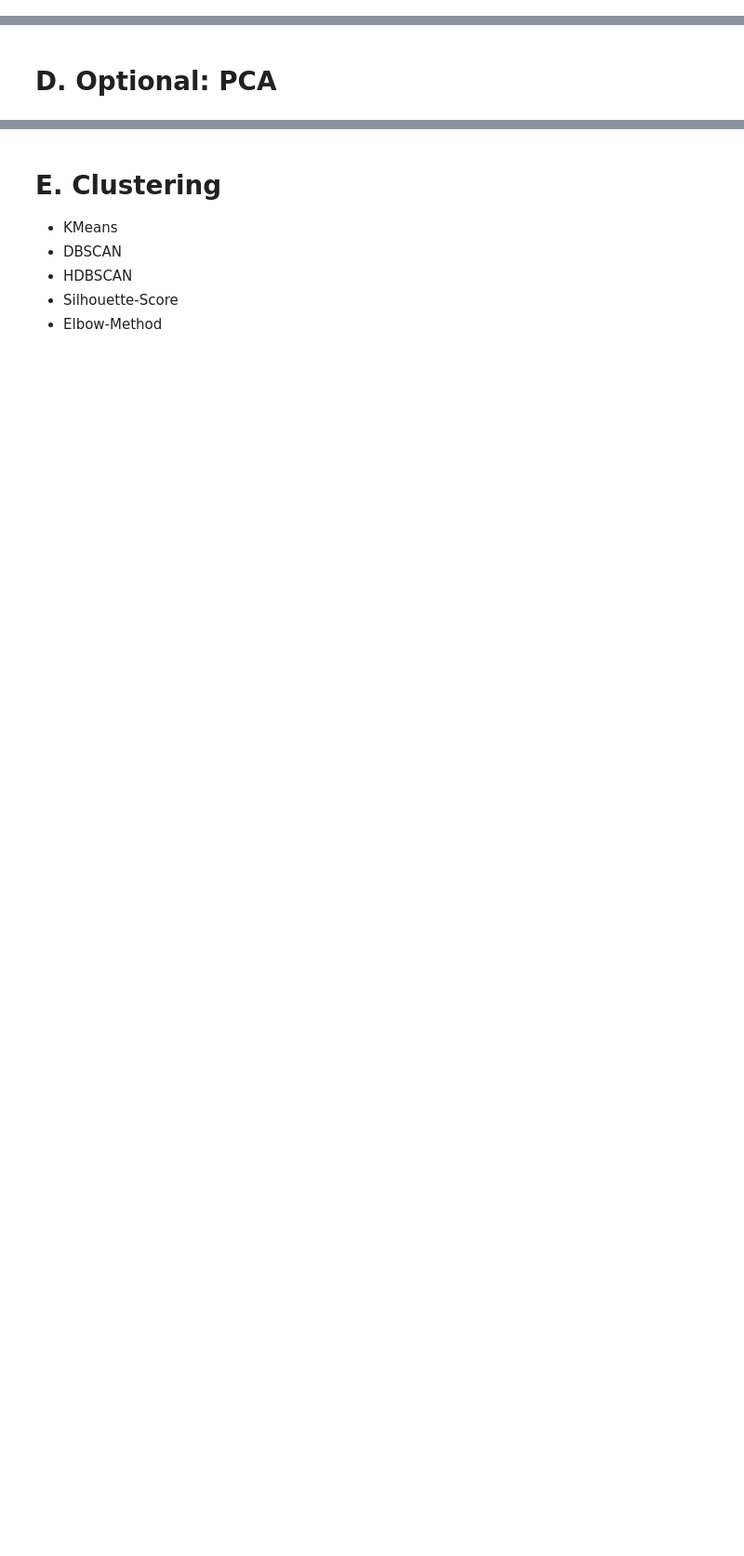
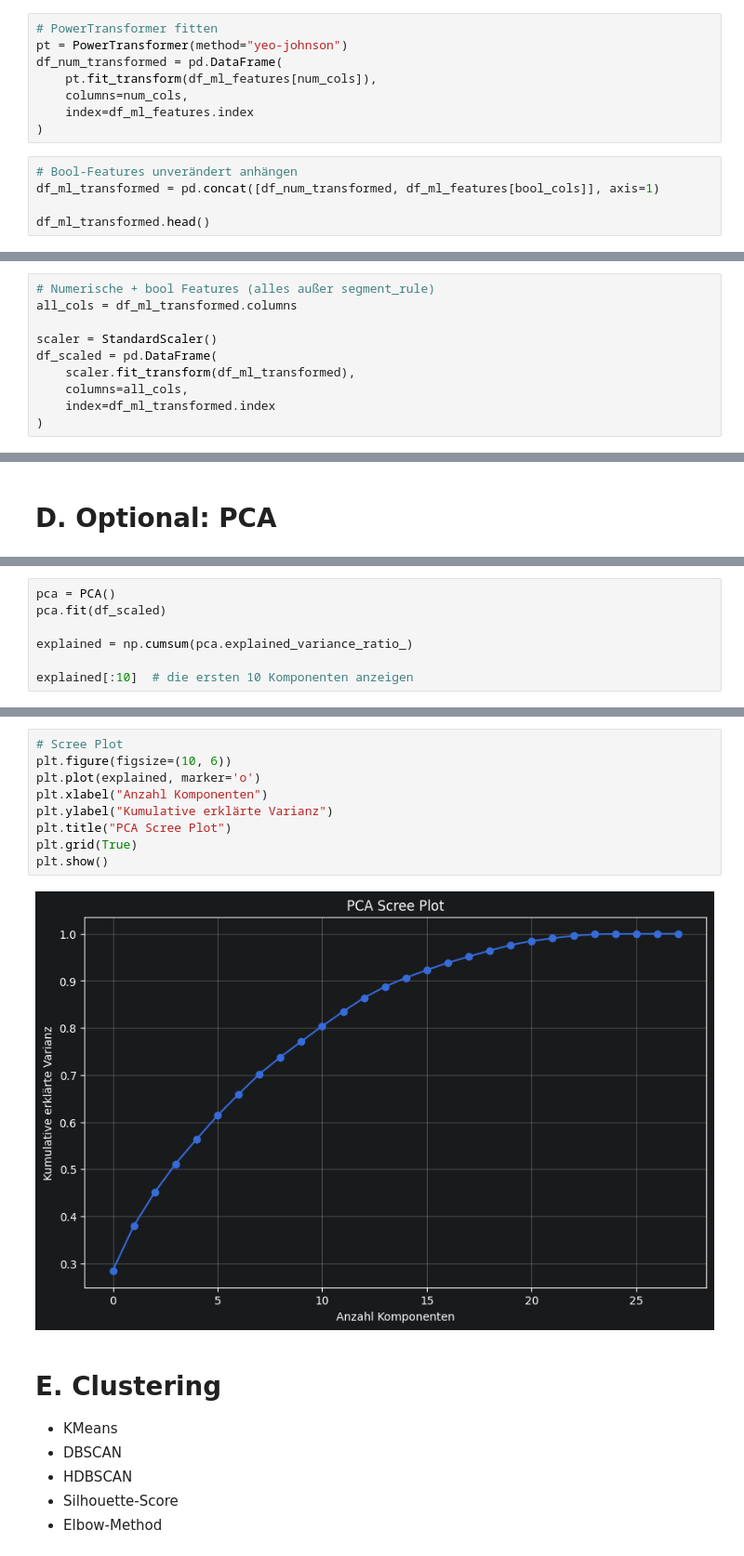
Before and after one commit to AwaTekoete/_MyMSIT_MasteryProject_Term7, a Jupyter notebook: 03_notebooks/STEP 4 - Kundensegmentierung MachineLearning.ipynb, the cells around one changed output, grey strips where cells are left out. Shown at 93% size. Cells and saved outputs as stored; diff of their text form; blank space fills up the shorter version.

```diff
--- a/03_notebooks/STEP 4 - Kundensegmentierung MachineLearning.ipynb
+++ b/03_notebooks/STEP 4 - Kundensegmentierung MachineLearning.ipynb
@@ -70,0 +474,13 @@ memory usage: 880.3 KB
+# %%
+# PowerTransformer fitten
+pt = PowerTransformer(method="yeo-johnson")
+df_num_transformed = pd.DataFrame(
+    pt.fit_transform(df_ml_features[num_cols]),
+    columns=num_cols,
+    index=df_ml_features.index
+)
+# %%
+# Bool-Features unverändert anhängen
+df_ml_transformed = pd.concat([df_num_transformed, df_ml_features[bool_cols]], axis=1)
+
+df_ml_transformed.head()
@@ -70,0 +575,10 @@ memory usage: 880.3 KB
+# %%
+# Numerische + bool Features (alles außer segment_rule)
+all_cols = df_ml_transformed.columns
+
+scaler = StandardScaler()
+df_scaled = pd.DataFrame(
+    scaler.fit_transform(df_ml_transformed),
+    columns=all_cols,
+    index=df_ml_transformed.index
+)
@@ -72,0 +673,7 @@ memory usage: 880.3 KB
+# %%
+pca = PCA()
+pca.fit(df_scaled)
+
+explained = np.cumsum(pca.explained_variance_ratio_)
+
+explained[:10]  # die ersten 10 Komponenten anzeigen
@@ -73,3 +778,14 @@ memory usage: 880.3 KB
+# %%
+# Scree Plot
+plt.figure(figsize=(10, 6))
+plt.plot(explained, marker='o')
+plt.xlabel("Anzahl Komponenten")
+plt.ylabel("Kumulative erklärte Varianz")
+plt.title("PCA Scree Plot")
+plt.grid(True)
+plt.show()
+# %% [output]
+[figure, added]
 # %% [markdown]
 # E. Clustering
 * KMeans
```
Also changed, not shown: parts of 88 cells of this notebook, 8 other files.
